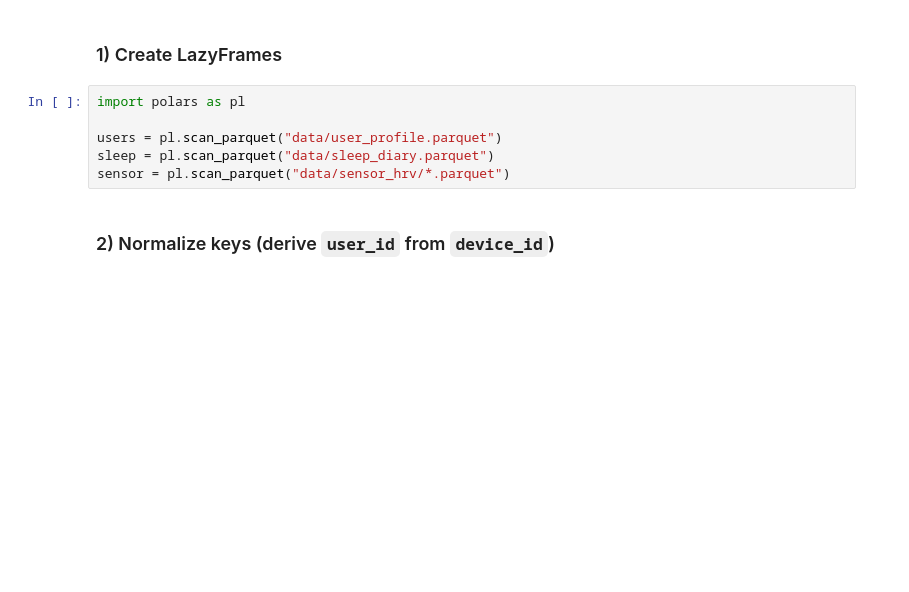
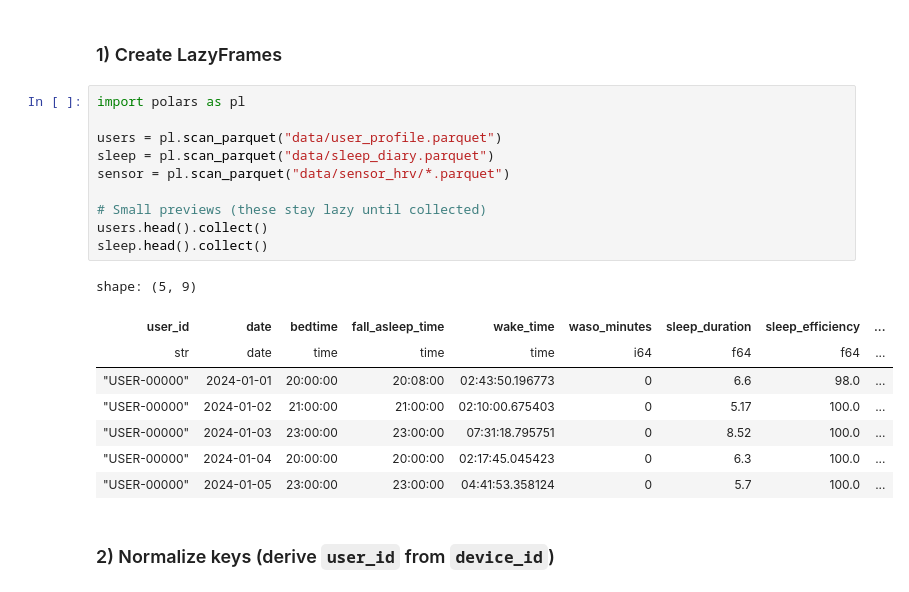
Before and after one commit to oscar-peng/datasci_223, a Jupyter notebook: lectures/02/demo/02a_lazy_join-executed.ipynb, the cells around one changed output. Saved outputs shown, nothing was run; the diff lists cells and outputs as text; blank space fills up the shorter version.

```diff
--- a/lectures/02/demo/02a_lazy_join-executed.ipynb
+++ b/lectures/02/demo/02a_lazy_join-executed.ipynb
@@ -56,9 +53,22 @@ if missing_files or not sensor_parts:
 # %%
 import polars as pl
 
 users = pl.scan_parquet("data/user_profile.parquet")
 sleep = pl.scan_parquet("data/sleep_diary.parquet")
 sensor = pl.scan_parquet("data/sensor_hrv/*.parquet")
+
+# Small previews (these stay lazy until collected)
+users.head().collect()
+sleep.head().collect()
+# %% [output]
+shape: (5, 9)
+| user_id | date | bedtime | fall_asleep_time | wake_time | waso_minutes | sleep_duration | sleep_efficiency | ... |
+| str | date | time | time | time | i64 | f64 | f64 | ... |
+| "USER-00000" | 2024-01-01 | 20:00:00 | 20:08:00 | 02:43:50.196773 | 0 | 6.6 | 98.0 | ... |
+| "USER-00000" | 2024-01-02 | 21:00:00 | 21:00:00 | 02:10:00.675403 | 0 | 5.17 | 100.0 | ... |
+| "USER-00000" | 2024-01-03 | 23:00:00 | 23:00:00 | 07:31:18.795751 | 0 | 8.52 | 100.0 | ... |
+| "USER-00000" | 2024-01-04 | 20:00:00 | 20:00:00 | 02:17:45.045423 | 0 | 6.3 | 100.0 | ... |
+| "USER-00000" | 2024-01-05 | 23:00:00 | 23:00:00 | 04:41:53.358124 | 0 | 5.7 | 100.0 | ... |
 # %% [markdown]
 ### 2) Normalize keys (derive `user_id` from `device_id`)
 # %%
```
Also changed, not shown: parts of 7 cells of this notebook, 8 other files.
